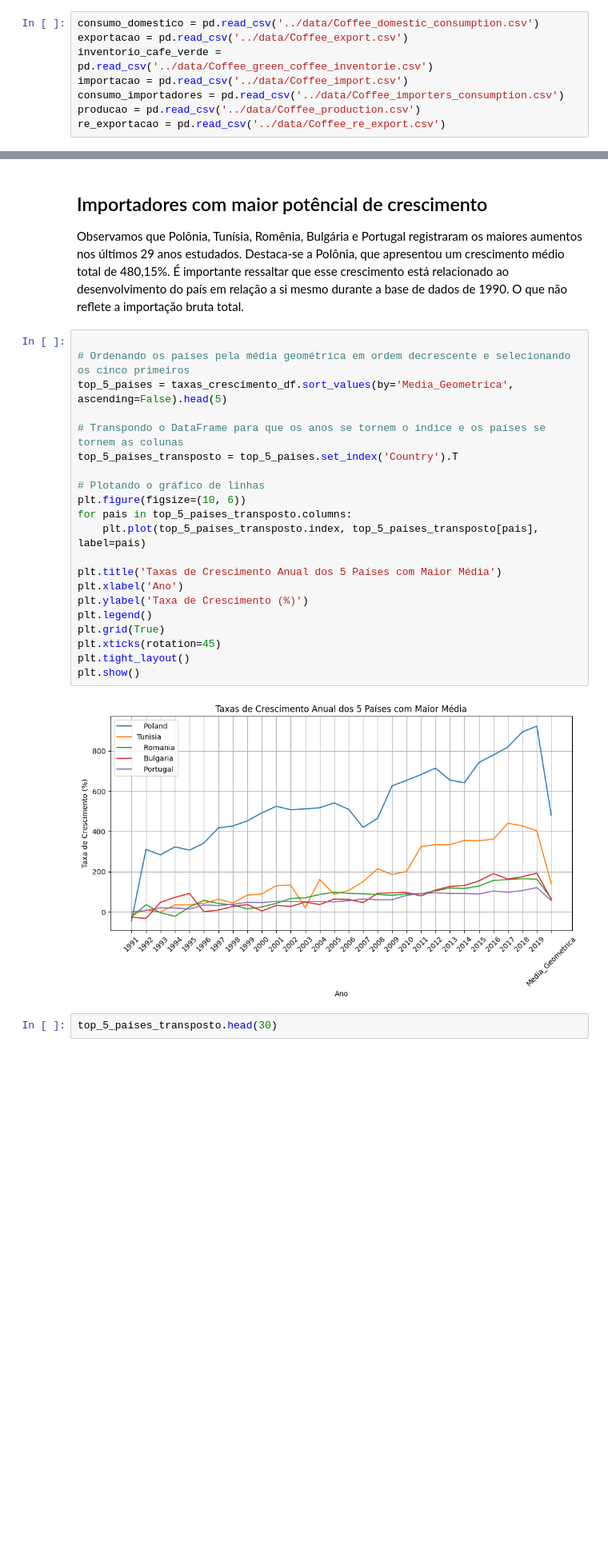
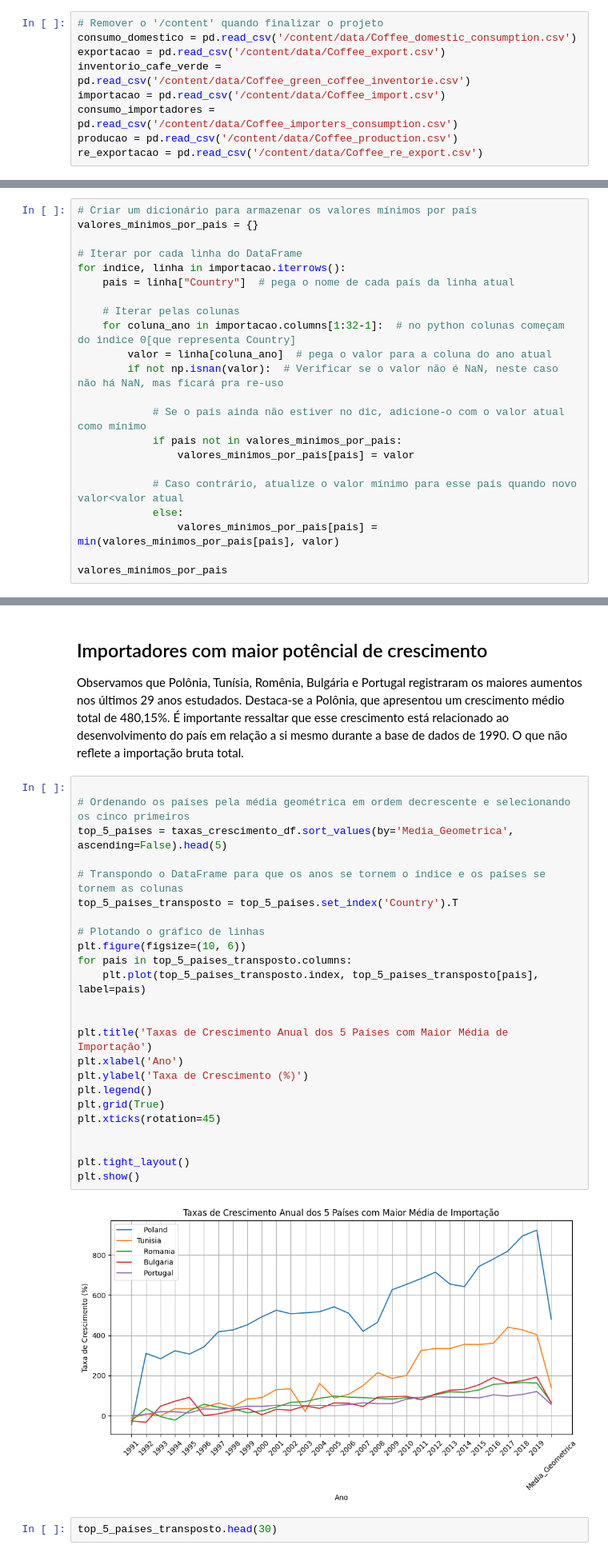
Before and after one commit to ladata-ufs/Cafezinho-G3, a Jupyter notebook: A-multianalise-jhon/project-jhon.ipynb, the cells around one changed output, grey strips where cells are left out. Shown at 80% size. Cells and saved outputs as stored; diff of their text form; blank space fills up the shorter version.

```diff
--- a/A-multianalise-jhon/project-jhon.ipynb
+++ b/A-multianalise-jhon/project-jhon.ipynb
@@ -24,10 +9,11 @@ Versão do scipy: 1.13.0
 # %% [markdown]
 # Conhecendo o DataSet
 # %%
-consumo_domestico = pd.read_csv('../data/Coffee_domestic_consumption.csv')
-exportacao = pd.read_csv('../data/Coffee_export.csv')
-inventorio_cafe_verde = pd.read_csv('../data/Coffee_green_coffee_inventorie.csv')
-importacao = pd.read_csv('../data/Coffee_import.csv')
-consumo_importadores = pd.read_csv('../data/Coffee_importers_consumption.csv')
-producao = pd.read_csv('../data/Coffee_production.csv')
-re_exportacao = pd.read_csv('../data/Coffee_re_export.csv')
+# Remover o '/content' quando finalizar o projeto
+consumo_domestico = pd.read_csv('/content/data/Coffee_domestic_consumption.csv')
+exportacao = pd.read_csv('/content/data/Coffee_export.csv')
+inventorio_cafe_verde = pd.read_csv('/content/data/Coffee_green_coffee_inventorie.csv')
+importacao = pd.read_csv('/content/data/Coffee_import.csv')
+consumo_importadores = pd.read_csv('/content/data/Coffee_importers_consumption.csv')
+producao = pd.read_csv('/content/data/Coffee_production.csv')
+re_exportacao = pd.read_csv('/content/data/Coffee_re_export.csv')
@@ -389,0 +573,22 @@ Para realizar este cálculo, podemos utilizar a função **gmean** do pacote **s
+# %%
+# Criar um dicionário para armazenar os valores mínimos por país
+valores_minimos_por_pais = {}
+
+# Iterar por cada linha do DataFrame
+for indice, linha in importacao.iterrows():
+    pais = linha["Country"]  # pega o nome de cada país da linha atual
+
+    # Iterar pelas colunas
+    for coluna_ano in importacao.columns[1:32-1]:  # no python colunas começam do indice 0[que representa Country]
+        valor = linha[coluna_ano]  # pega o valor para a coluna do ano atual
+        if not np.isnan(valor):  # Verificar se o valor não é NaN, neste caso não há NaN, mas ficará pra re-uso
+
+            # Se o país ainda não estiver no dic, adicione-o com o valor atual como mínimo
+            if pais not in valores_minimos_por_pais:
+                valores_minimos_por_pais[pais] = valor
+
+            # Caso contrário, atualize o valor mínimo para esse país quando novo valor<valor atual
+            else:
+                valores_minimos_por_pais[pais] = min(valores_minimos_por_pais[pais], valor)
+
+valores_minimos_por_pais
@@ -394,26 +617,29 @@ Observamos que Polônia, Tunísia, Romênia, Bulgária e Portugal registraram os
 # %%
 
 # Ordenando os países pela média geométrica em ordem decrescente e selecionando os cinco primeiros
 top_5_paises = taxas_crescimento_df.sort_values(by='Media_Geometrica', ascending=False).head(5)
 
 # Transpondo o DataFrame para que os anos se tornem o índice e os países se tornem as colunas
 top_5_paises_transposto = top_5_paises.set_index('Country').T
 
 # Plotando o gráfico de linhas
 plt.figure(figsize=(10, 6))
 for pais in top_5_paises_transposto.columns:
     plt.plot(top_5_paises_transposto.index, top_5_paises_transposto[pais], label=pais)
 
-plt.title('Taxas de Crescimento Anual dos 5 Países com Maior Média')
+
+plt.title('Taxas de Crescimento Anual dos 5 Países com Maior Média de Importação')
 plt.xlabel('Ano')
 plt.ylabel('Taxa de Crescimento (%)')
 plt.legend()
 plt.grid(True)
 plt.xticks(rotation=45)
+
+
 plt.tight_layout()
 plt.show()
 # %% [output]
-[figure, old version]
+[figure, new version]
 # %%
 top_5_paises_transposto.head(30)
 # %% [output]
```
Also changed, not shown: parts of 28 cells of this notebook.
